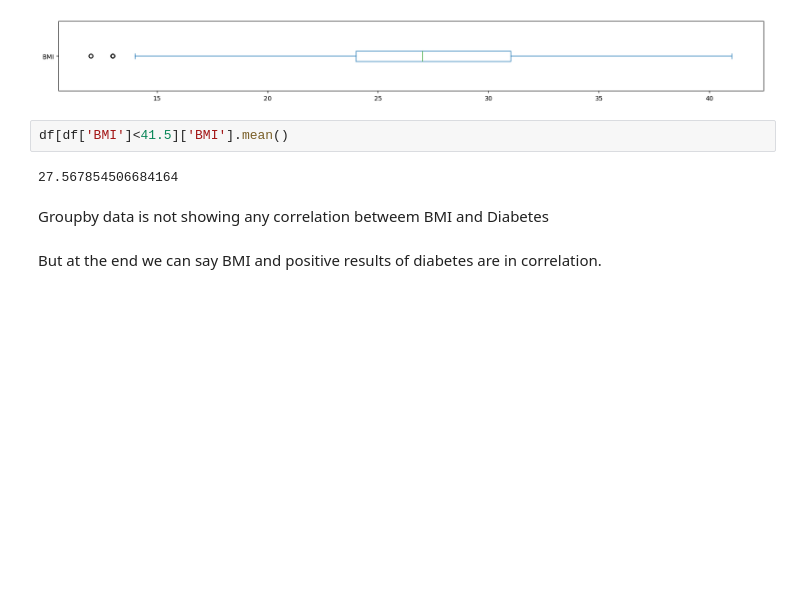
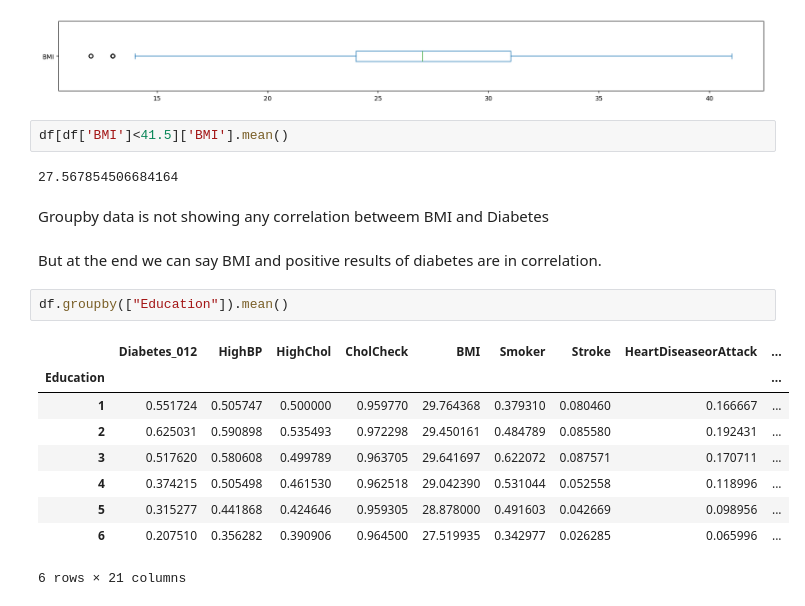
Before and after one commit to albertodavincishekhawat/BasicMachineLearning, a Jupyter notebook: ML.ipynb, the cells around one changed output. Saved outputs shown, nothing was run; the diff lists cells and outputs as text; blank space fills up the shorter version.

```diff
--- a/ML.ipynb
+++ b/ML.ipynb
@@ -444,3 +444,15 @@ df[df['BMI']<41.5]['BMI'].mean()
 Groupby data is not showing any correlation betweem BMI and Diabetes
 # %% [markdown]
 But at the end we can say BMI and positive results of diabetes are in correlation.
+# %%
+df.groupby(["Education"]).mean()
+# %% [output]
+|  | Diabetes_012 | HighBP | HighChol | CholCheck | BMI | Smoker | Stroke | HeartDiseaseorAttack | ... |
+| Education |  |  |  |  |  |  |  |  | ... |
+| 1 | 0.551724 | 0.505747 | 0.500000 | 0.959770 | 29.764368 | 0.379310 | 0.080460 | 0.166667 | ... |
+| 2 | 0.625031 | 0.590898 | 0.535493 | 0.972298 | 29.450161 | 0.484789 | 0.085580 | 0.192431 | ... |
+| 3 | 0.517620 | 0.580608 | 0.499789 | 0.963705 | 29.641697 | 0.622072 | 0.087571 | 0.170711 | ... |
+| 4 | 0.374215 | 0.505498 | 0.461530 | 0.962518 | 29.042390 | 0.531044 | 0.052558 | 0.118996 | ... |
+| 5 | 0.315277 | 0.441868 | 0.424646 | 0.959305 | 28.878000 | 0.491603 | 0.042669 | 0.098956 | ... |
+| 6 | 0.207510 | 0.356282 | 0.390906 | 0.964500 | 27.519935 | 0.342977 | 0.026285 | 0.065996 | ... |
+6 rows × 21 columns
```
Also changed, not shown: parts of 2 cells of this notebook.
